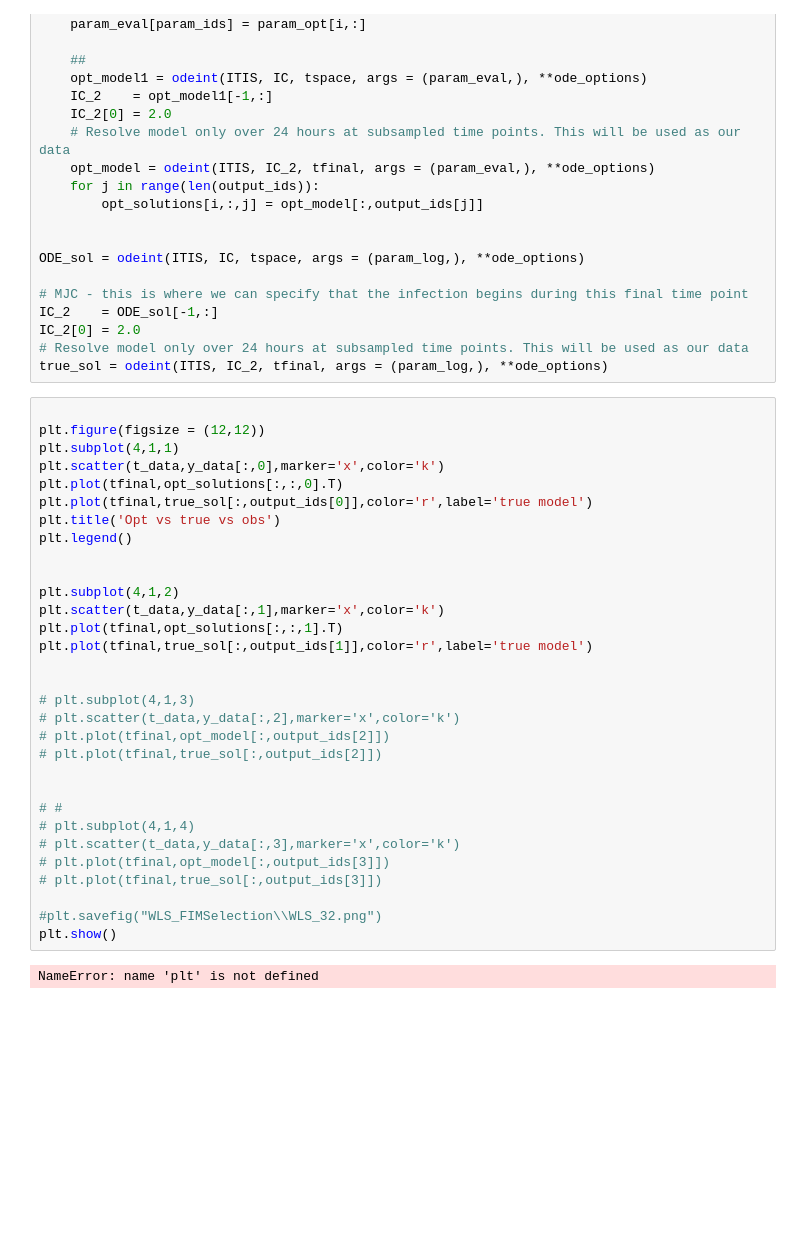
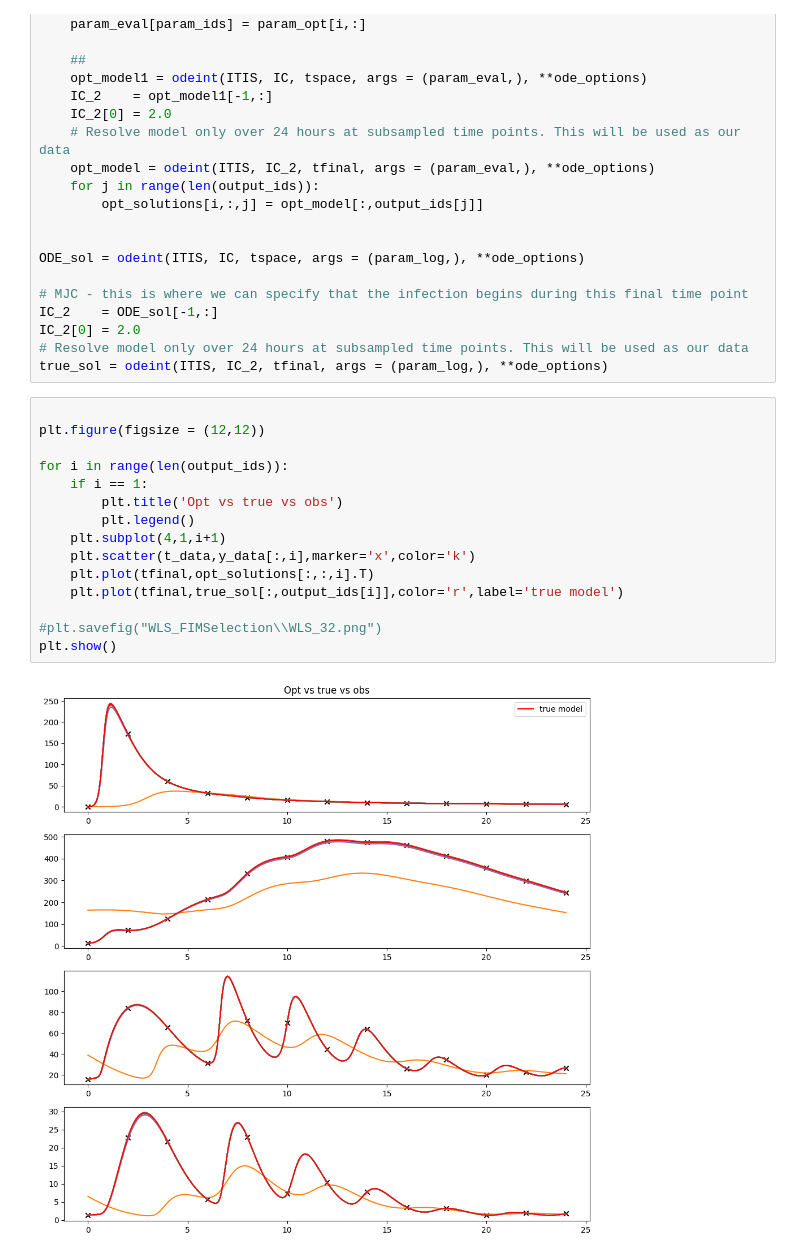
Before and after one commit to aayres22/ITIS_Analysis, a Jupyter notebook: Multistart_OLS.ipynb, the cells around one changed output. Saved outputs shown, nothing was run; the diff lists cells and outputs as text; blank space fills up the shorter version.

```diff
--- a/Multistart_OLS.ipynb
+++ b/Multistart_OLS.ipynb
@@ -163,36 +152,20 @@ true_sol = odeint(ITIS, IC_2, tfinal, args = (param_log,), **ode_options)
 # %%
 
 plt.figure(figsize = (12,12))
-plt.subplot(4,1,1)
-plt.scatter(t_data,y_data[:,0],marker='x',color='k')
-plt.plot(tfinal,opt_solutions[:,:,0].T)
-plt.plot(tfinal,true_sol[:,output_ids[0]],color='r',label='true model')
-plt.title('Opt vs true vs obs')
-plt.legend()
 
-
-plt.subplot(4,1,2)
-plt.scatter(t_data,y_data[:,1],marker='x',color='k')
-plt.plot(tfinal,opt_solutions[:,:,1].T)
-plt.plot(tfinal,true_sol[:,output_ids[1]],color='r',label='true model')
-
-
-# plt.subplot(4,1,3)
-# plt.scatter(t_data,y_data[:,2],marker='x',color='k')
-# plt.plot(tfinal,opt_model[:,output_ids[2]])
-# plt.plot(tfinal,true_sol[:,output_ids[2]])
-
-
-# #
-# plt.subplot(4,1,4)
-# plt.scatter(t_data,y_data[:,3],marker='x',color='k')
-# plt.plot(tfinal,opt_model[:,output_ids[3]])
-# plt.plot(tfinal,true_sol[:,output_ids[3]])
+for i in range(len(output_ids)):
+    if i == 1:
+        plt.title('Opt vs true vs obs')
+        plt.legend()
+    plt.subplot(4,1,i+1)
+    plt.scatter(t_data,y_data[:,i],marker='x',color='k')
+    plt.plot(tfinal,opt_solutions[:,:,i].T)
+    plt.plot(tfinal,true_sol[:,output_ids[i]],color='r',label='true model')
 
 #plt.savefig("WLS_FIMSelection\\WLS_32.png")
 plt.show()
 # %% [output]
-NameError: name 'plt' is not defined
+[figure, added]
 # %%
 for i in range(len(param_ids)):
     plt.figure()
```
Also changed, not shown: parts of 9 cells of this notebook, 9 other files.
